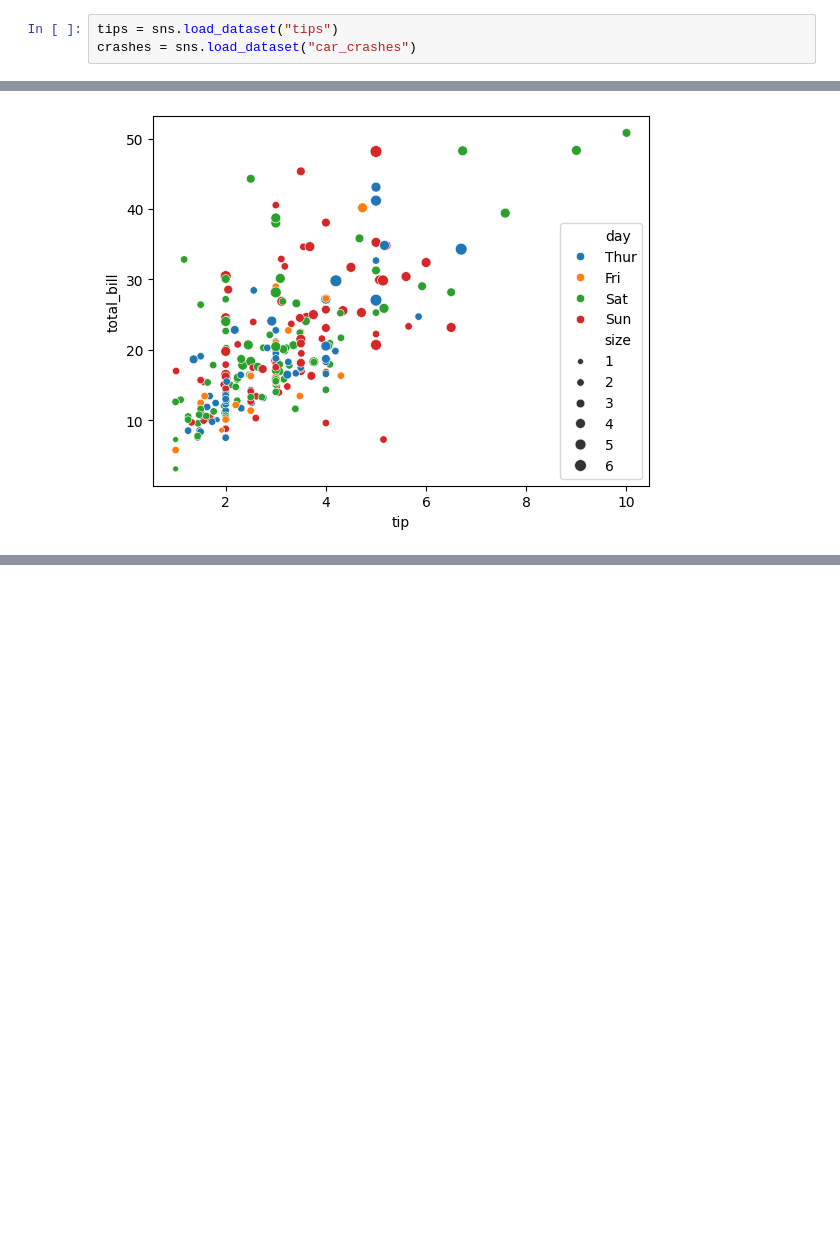
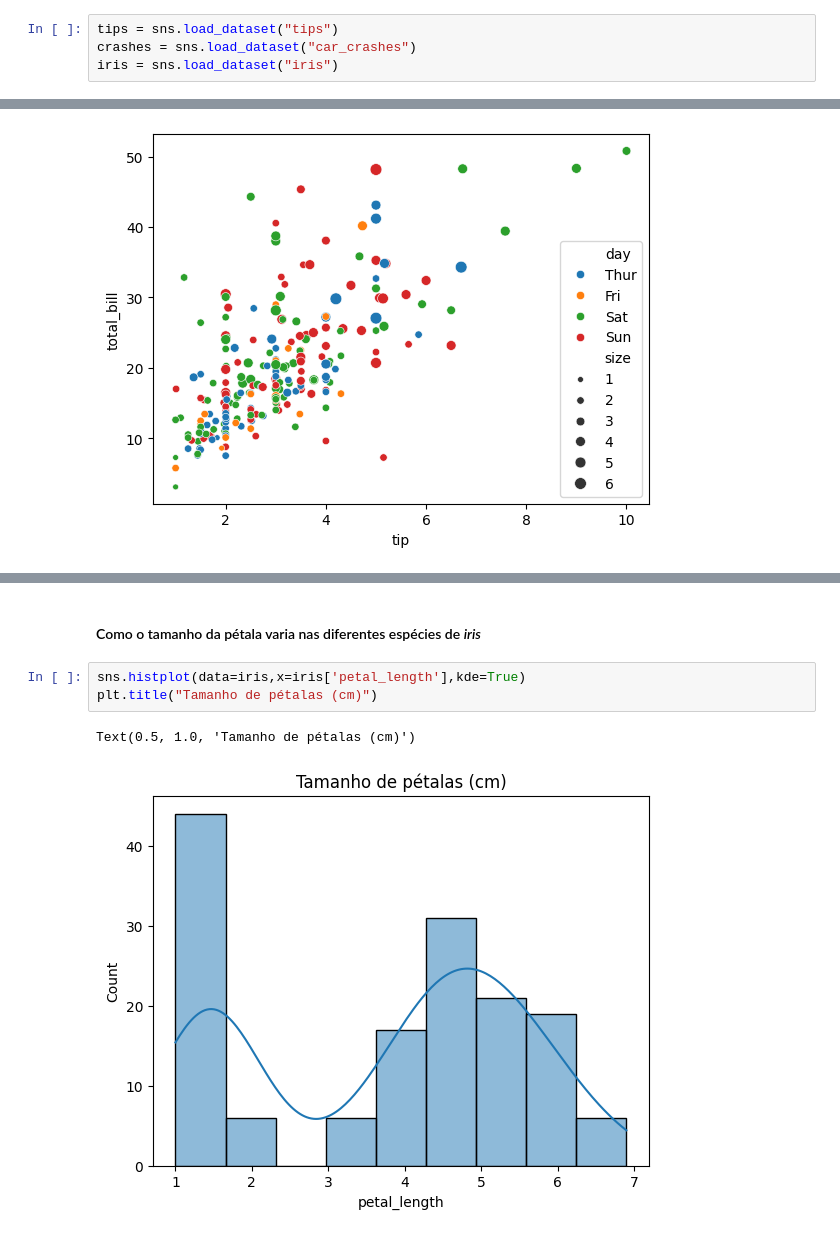
Before and after one commit to dreinerjvsn/pandas-wine, a Jupyter notebook: sea.ipynb, the cells around one changed output, grey strips where cells are left out. Cells and saved outputs as stored; diff of their text form; blank space fills up the shorter version.

```diff
--- a/sea.ipynb
+++ b/sea.ipynb
@@ -29,6 +30,7 @@ sns.get_dataset_names()
 # %%
 tips = sns.load_dataset("tips")
 crashes = sns.load_dataset("car_crashes")
+iris = sns.load_dataset("iris")
 # %%
 tips
 # %% [output]
@@ -58,0 +79,8 @@ Considerando que todas as gorjetas são pagas em dólares
+# %% [markdown]
+#### Como o tamanho da pétala varia nas diferentes espécies de <i>iris<i>
+# %%
+sns.histplot(data=iris,x=iris['petal_length'],kde=True)
+plt.title("Tamanho de pétalas (cm)")
+# %% [output]
+Text(0.5, 1.0, 'Tamanho de pétalas (cm)')
+[figure, added]
```
Also changed, not shown: parts of 8 cells of this notebook, 1 other file.
